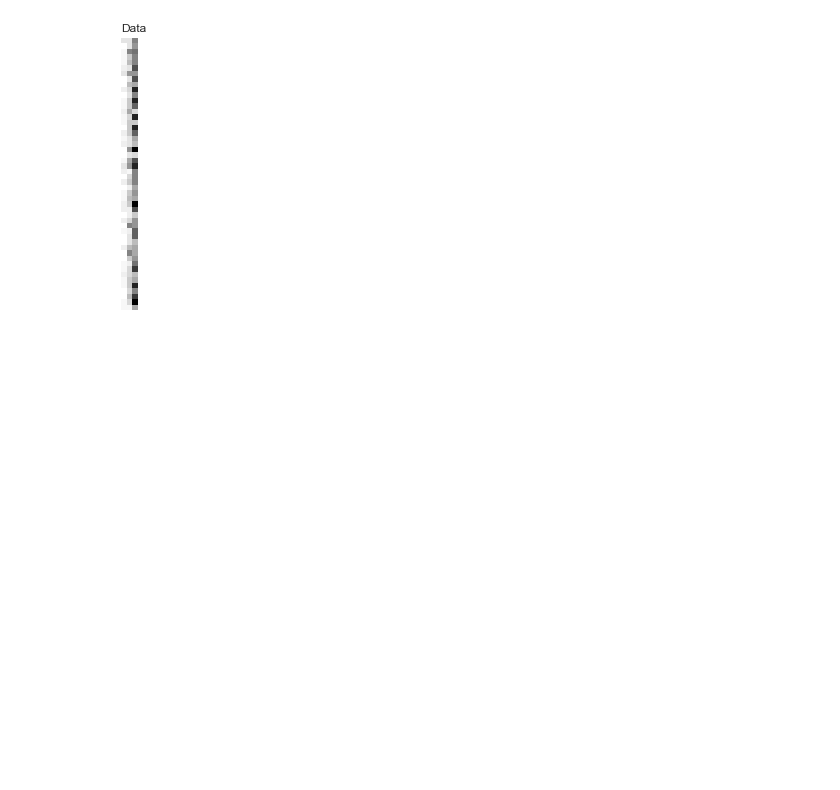
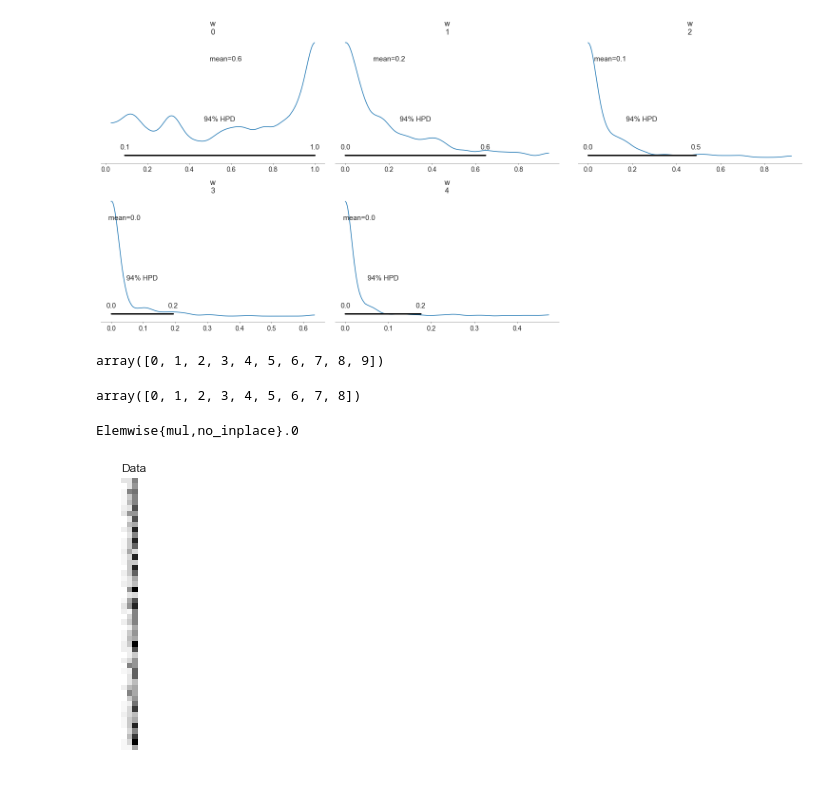
Before and after one commit to dirmeier/etudes, a Jupyter notebook: custom_pymc_distributions.ipynb, the cells around one changed output. Cells and saved outputs as stored; diff of their text form; code cells hidden in the pictures; blank space fills up the shorter version.

```diff
--- a/custom_pymc_distributions.ipynb
+++ b/custom_pymc_distributions.ipynb
@@ -52,3 +52,11 @@ class Error(pm.Discrete):
 def stick_breaking(beta):
     p = tt.concatenate([[1], tt.extra_ops.cumprod(1 - beta)[:-1]])
     return beta * p
+# %%
+with pm.Model() as model:
+    alpha = pm.Gamma('alpha', 1., 1.)
+    beta = pm.Beta('beta', 1., alpha, shape=5)
+    w = pm.Deterministic('w', stick_breaking(beta))
+# %%
+with model:
+    trace = pm.sample(100)
@@ -55,3 +73,19 @@ def stick_breaking(beta):
+# %%
+az.plot_posterior(trace, var_names="w");
+# %% [output]
+[figure, added]
+# %%
+np.arange(10)
+# %% [output]
+array([0, 1, 2, 3, 4, 5, 6, 7, 8, 9])
+# %%
+np.arange(10)[:-1]
+# %% [output]
+array([0, 1, 2, 3, 4, 5, 6, 7, 8])
+# %%
+stick_breaking(1)
+# %% [output]
+Elemwise{mul,no_inplace}.0
 # %%
 np.random.seed(23)
 data1 = sp.stats.poisson.rvs(1, size=50)
```
Also changed, not shown: parts of 14 cells of this notebook.
